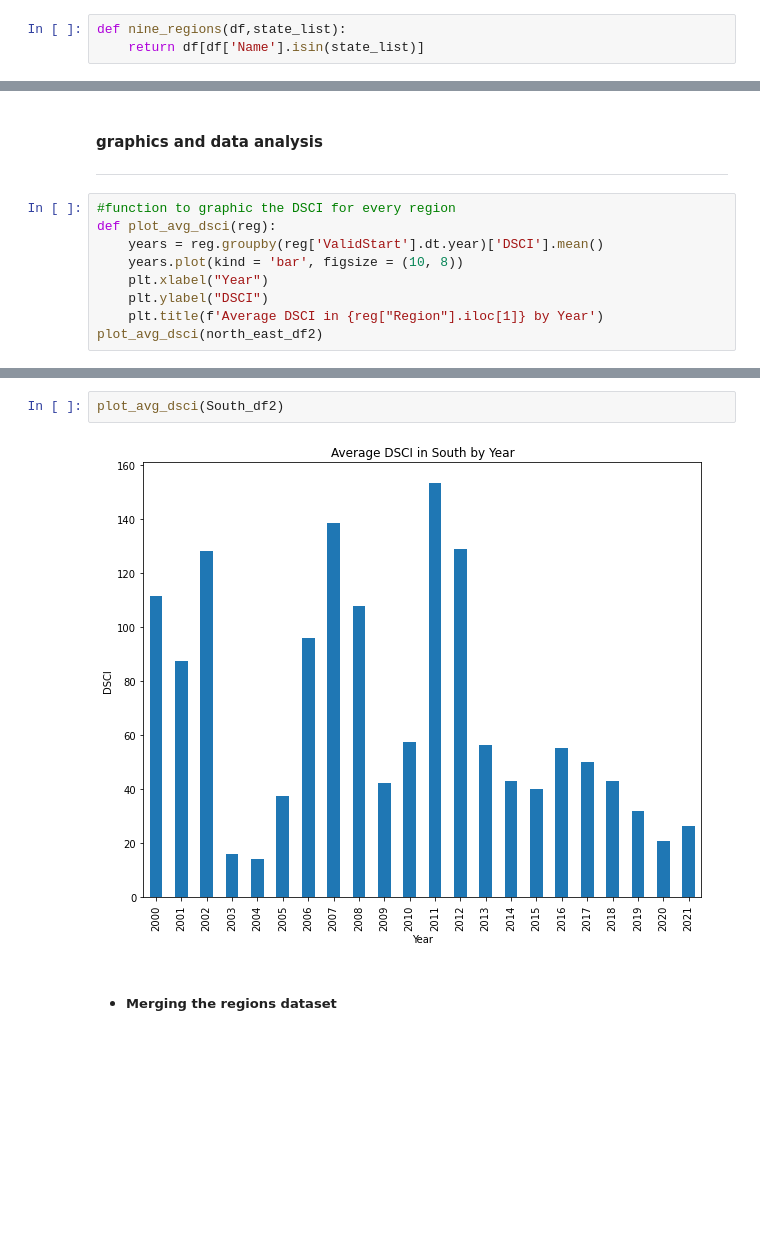
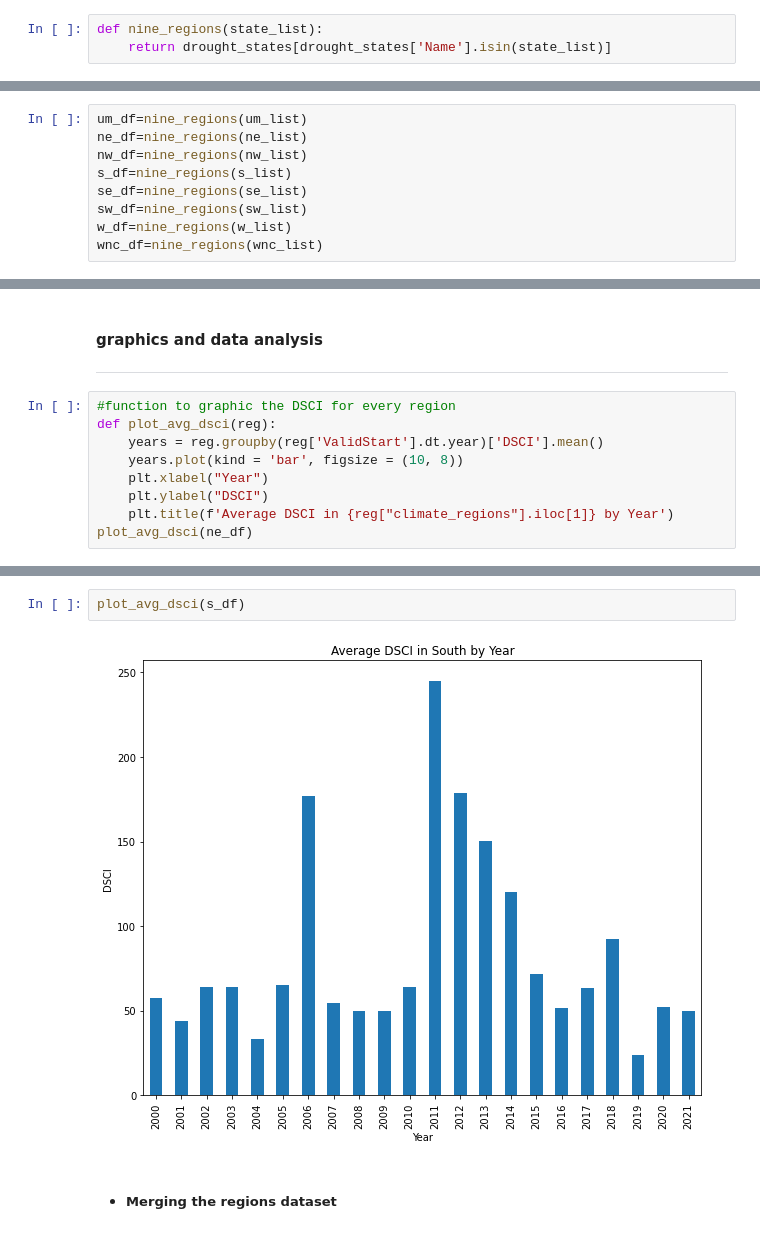
Before and after one commit to dcast822/Drought_analysis, a Jupyter notebook: drought_9_regions.ipynb, the cells around one changed output, grey strips where cells are left out. Cells and saved outputs as stored; diff of their text form; blank space fills up the shorter version.

```diff
--- a/drought_9_regions.ipynb
+++ b/drought_9_regions.ipynb
@@ -208,6 +212,6 @@ drought_states['ValidStart']=drought_states['ValidStart'].astype('datetime64[ns]
 # %% [markdown]
 ## Create 9 region dataframes
 # %%
-def nine_regions(df,state_list):
-    return df[df['Name'].isin(state_list)]
+def nine_regions(state_list):
+    return drought_states[drought_states['Name'].isin(state_list)]
 # %%
@@ -228,3 +232,12 @@ oh_df
 | 55792 | West Virginia | WV | 2001-01-02 | 2001-01-08 | 7763.16 | 12391.29 | 3670.41 | 379.81 | 0.0 | 0.0 | ... |
 | 55793 | West Virginia | WV | 2000-12-26 | 2001-01-01 | 7763.16 | 12391.31 | 3670.42 | 379.79 | 0.0 | 0.0 | ... |
 7658 rows × 20 columns
+# %%
+um_df=nine_regions(um_list)
+ne_df=nine_regions(ne_list)
+nw_df=nine_regions(nw_list)
+s_df=nine_regions(s_list)
+se_df=nine_regions(se_list)
+sw_df=nine_regions(sw_list)
+w_df=nine_regions(w_list)
+wnc_df=nine_regions(wnc_list)
@@ -310,6 +332,6 @@ def plot_avg_dsci(reg):
     years.plot(kind = 'bar', figsize = (10, 8))
     plt.xlabel("Year")
     plt.ylabel("DSCI")
-    plt.title(f'Average DSCI in {reg["Region"].iloc[1]} by Year')
-plot_avg_dsci(north_east_df2)
+    plt.title(f'Average DSCI in {reg["climate_regions"].iloc[1]} by Year')
+plot_avg_dsci(ne_df)
 # %% [output]
@@ -325,7 +347,7 @@ plot_avg_dsci(West_df2)
 # %%
-plot_avg_dsci(South_df2)
+plot_avg_dsci(s_df)
 # %% [output]
-[figure, old version]
+[figure, new version]
 # %% [markdown]
 - ##### Merging the regions dataset
 # %%
```
Also changed, not shown: parts of 10 cells of this notebook, 1 other file.
